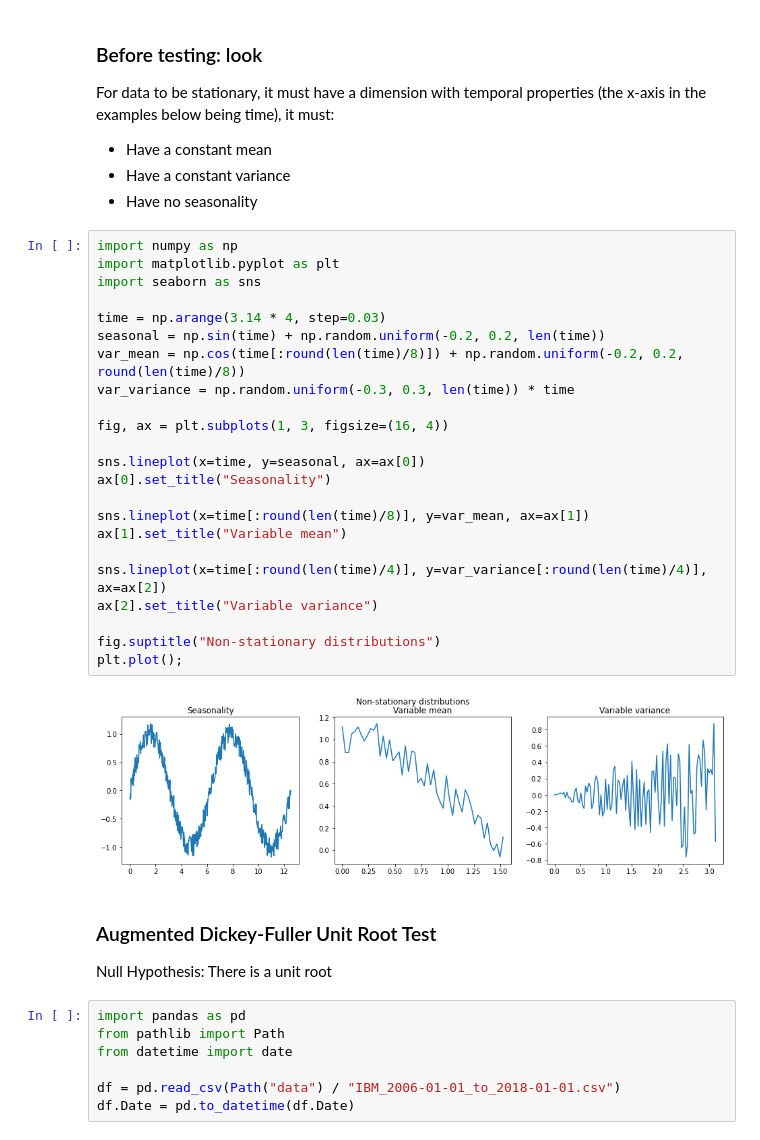
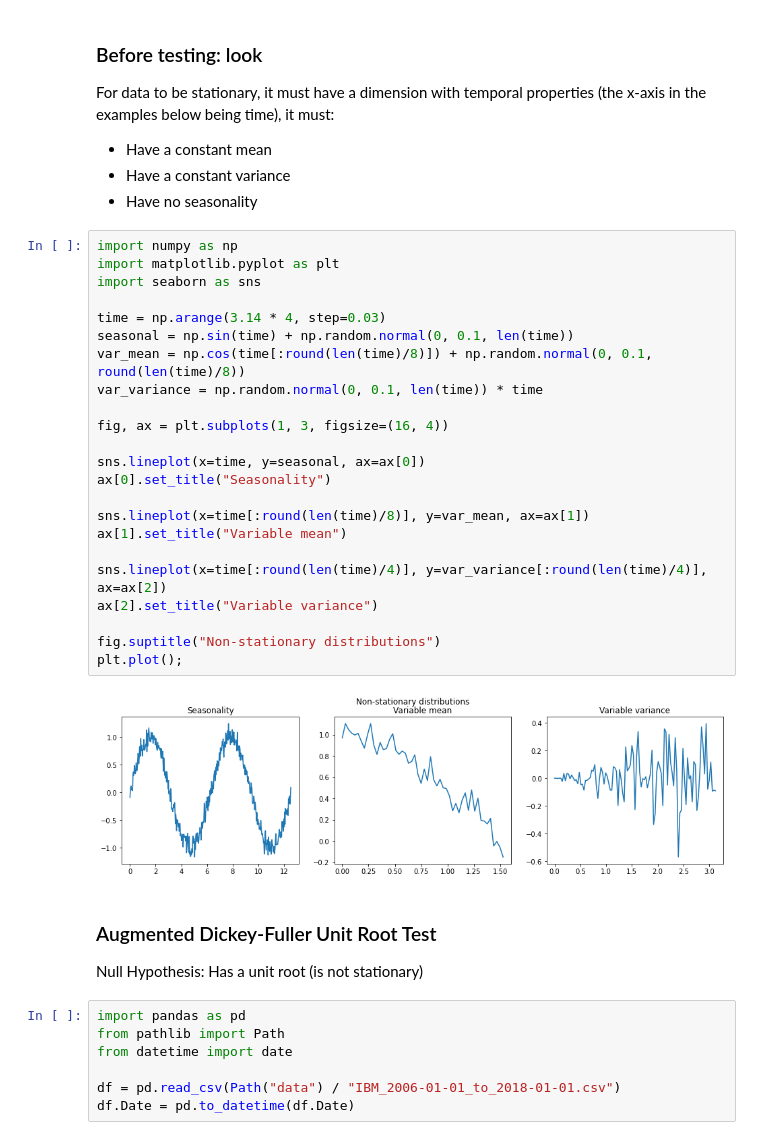
Before and after one commit to MovsisyanM/StatisticalTests, a Jupyter notebook: Stationarity.ipynb, the cells around one changed output. Saved outputs shown, nothing was run; the diff lists cells and outputs as text.

```diff
--- a/Stationarity.ipynb
+++ b/Stationarity.ipynb
@@ -10,32 +10,32 @@ For data to be stationary, it must have a dimension with temporal properties (th
 # %%
 import numpy as np
 import matplotlib.pyplot as plt
 import seaborn as sns
 
 time = np.arange(3.14 * 4, step=0.03)
-seasonal = np.sin(time) + np.random.uniform(-0.2, 0.2, len(time))
-var_mean = np.cos(time[:round(len(time)/8)]) + np.random.uniform(-0.2, 0.2, round(len(time)/8))
-var_variance = np.random.uniform(-0.3, 0.3, len(time)) * time
+seasonal = np.sin(time) + np.random.normal(0, 0.1, len(time))
+var_mean = np.cos(time[:round(len(time)/8)]) + np.random.normal(0, 0.1, round(len(time)/8))
+var_variance = np.random.normal(0, 0.1, len(time)) * time
 
 fig, ax = plt.subplots(1, 3, figsize=(16, 4))
 
 sns.lineplot(x=time, y=seasonal, ax=ax[0])
 ax[0].set_title("Seasonality")
 
 sns.lineplot(x=time[:round(len(time)/8)], y=var_mean, ax=ax[1])
 ax[1].set_title("Variable mean")
 
 sns.lineplot(x=time[:round(len(time)/4)], y=var_variance[:round(len(time)/4)], ax=ax[2])
 ax[2].set_title("Variable variance")
 
 fig.suptitle("Non-stationary distributions")
 plt.plot();
 # %% [output]
-[figure, old version]
+[figure, new version]
 # %% [markdown]
 ### Augmented Dickey-Fuller Unit Root Test
 
-Null Hypothesis: There is a unit root
+Null Hypothesis: Has a unit root (is not stationary)
 # %%
 import pandas as pd
 from pathlib import Path
```
Also changed, not shown: parts of 2 cells of this notebook.
